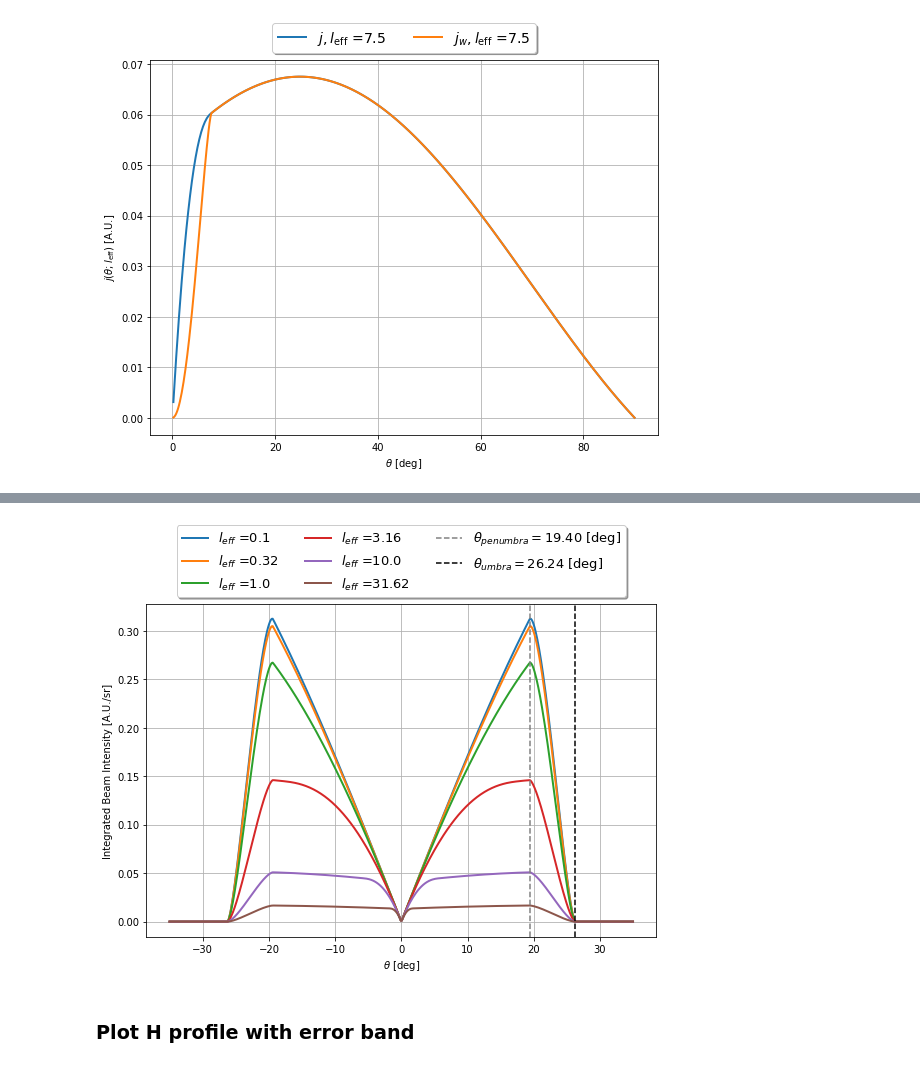
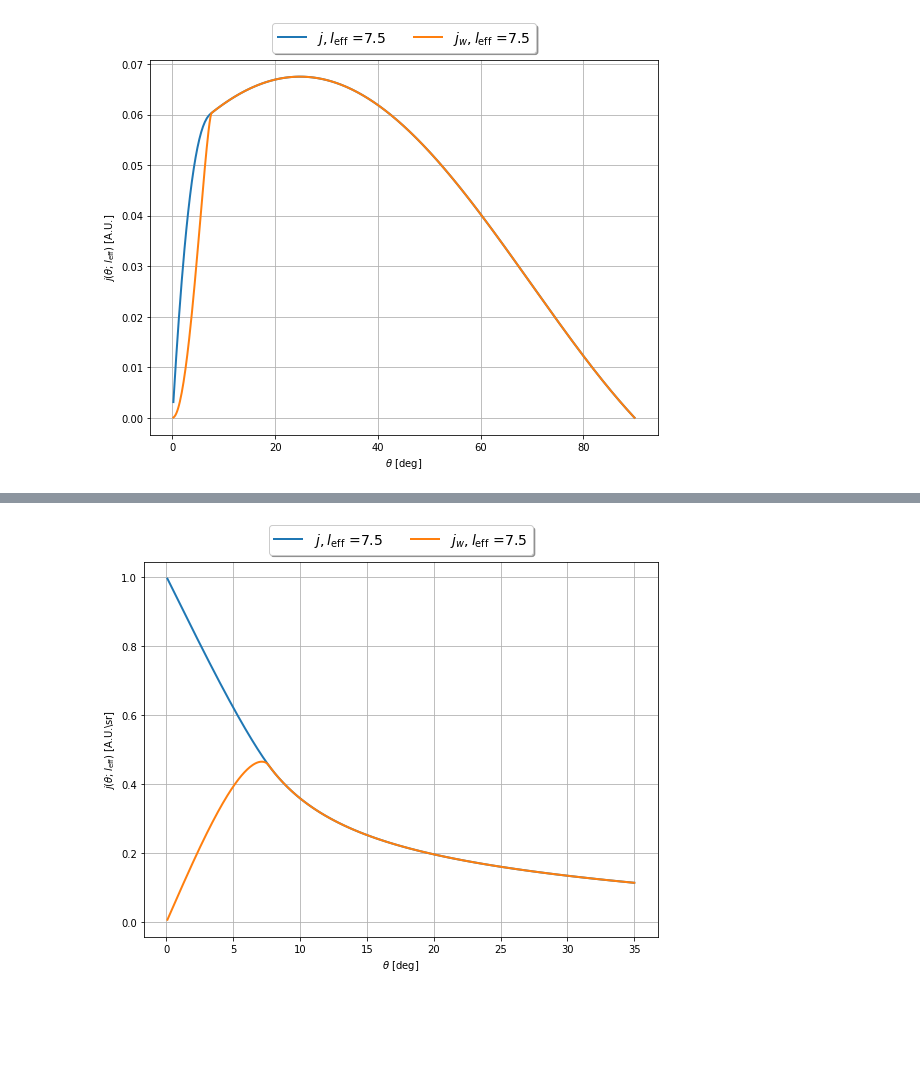
Before and after one commit to christianmatthe/wire_analysis, a Jupyter notebook: scripts/notebooks/2024_11_11_plot_multi_l_eff_for_tectra_comp.ipynb, the cells around one changed output, grey strips where cells are left out. Cells and saved outputs as stored; diff of their text form; code cells hidden in the pictures; blank space fills up the shorter version.

Commit message:
add beam_profile_jw

```diff
--- a/scripts/notebooks/2024_11_11_plot_multi_l_eff_for_tectra_comp.ipynb
+++ b/scripts/notebooks/2024_11_11_plot_multi_l_eff_for_tectra_comp.ipynb
@@ -75,20 +70,0 @@ visible_fraction(26*degree)
-# %%
-circ_int = lambda x: (np.sqrt(1-x**2) * x
-                        + np.arcsin(x)
-                        + np.pi/2)/np.pi
-xs = np.linspace(-2,2)
-ys = np.real(circ_int(xs))
-# Plot calibration weight uneven electrical heating times "signal" sensitivity
-fig = plt.figure(0, figsize=(8,6.5))
-ax1=plt.gca()
-ax1.plot(xs,ys,
-        # color = "k" ,label = r"calib weights",
-         lw= 5)
-
-
-# ax1.set_xlabel(r"x [mm]")
-# ax1.set_ylabel(r"A.U.")
-
-plt.legend(shadow=True)
-plt.tight_layout()
-plt.grid(True)
@@ -441,39 +482,45 @@ plt.grid(True)
 # %%
-l_effs = [0.1,0.32,1.0,3.16,10.0,31.62]
+''' j and jw'''
+#l_effs = [0.1,0.32,1.0,3.16,10.0,31.62]
+l_effs = [7.5]
 # Plot calibration weight uneven electrical heating times "signal" sensitivity
 fig = plt.figure(0, figsize=(8,6.5))
 ax1=plt.gca()
 
 for l_eff in l_effs:
-    xs = np.linspace(-35,35, 500)
+    xs = np.linspace(0,35, 500)
     # ys = visible_fraction(xs * degree)
-    ys = [np.sin(np.abs(x) * degree)*new_H_profile(np.abs(x) * degree,
-                                                   l_eff = l_eff) for x in xs]
+    ys_j = [j(np.abs(x) * degree, l_eff = l_eff)
+          for x in xs]
+    ys = [jw(np.abs(x) * degree, l_eff = l_eff)
+          for x in xs]
 
+    ax1.plot(xs,ys_j,
+            color = "C0" ,
+            label = r"$j, l_{\rm{eff}}$ =" + f"{l_eff}",
+            lw= 2)
     ax1.plot(xs,ys,
-            # color = "C1" ,
-            label = r"$l_{eff}$ =" + f"{l_eff}",
+            color = "C1" ,
+            label = r"$j_w, l_{\rm{eff}}$ =" + f"{l_eff}",
             lw= 2)
 theta_inner = 0.3385556949116842 # 19.3978 deg
 theta_outer = 0.45799795159722173 # 26.2413 deg
-ax1.axvline(theta_inner / degree, label=r"$\theta_{penumbra} = $"
-        + f"{theta_inner/degree:.2f} [deg]",
-        color = "gray", alpha = 1, ls = "--")
-ax1.axvline(theta_outer / degree, label=r"$\theta_{umbra} = $"
-        + f"{theta_outer/degree:.2f} [deg]",
-        color = "k", alpha = 1, ls = "--")
+# ax1.axvline(theta_inner / degree, label=r"$\theta_{penumbra} = $"
+#         + f"{theta_inner/degree:.2f} [deg]",
+#         color = "gray", alpha = 1, ls = "--")
+# ax1.axvline(theta_outer / degree, label=r"$\theta_{umbra} = $"
+#         + f"{theta_outer/degree:.2f} [deg]",
+#         color = "k", alpha = 1, ls = "--")
 
 
 ax1.set_xlabel(r"$\theta$ [deg]")
-ax1.set_ylabel(r"Integrated Beam Intensity [A.U.]")
+ax1.set_ylabel(r"$j(\theta; l_{\rm{eff}})$ [A.U.\sr]")
 
 plt.legend(shadow=True, ncol =3,
             loc='lower center', bbox_to_anchor=(0.5, 1),
-            fontsize = 13
+            fontsize = 14
             )
 plt.tight_layout()
 plt.grid(True)
 # %% [output]
-[figure, old version]
+[figure, new version]
-# %% [markdown]
-### Plot H profile with error band
```
Also changed, not shown: parts of 13 cells of this notebook, 17 other files.
